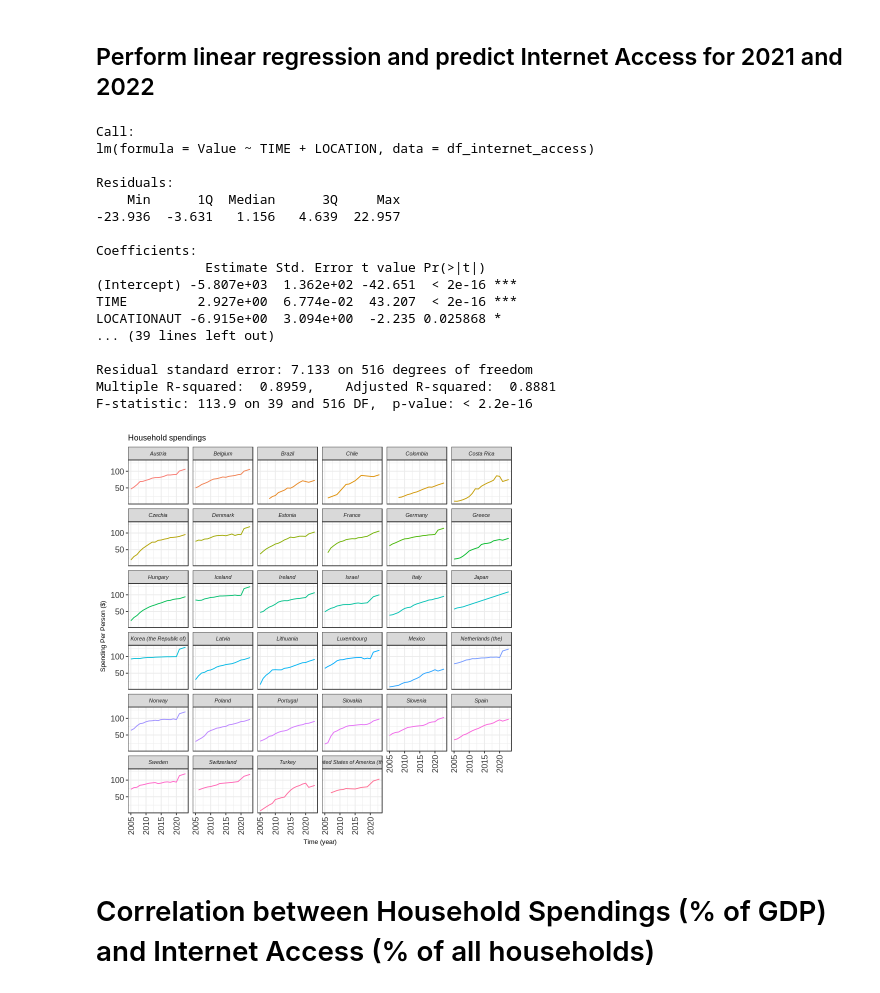
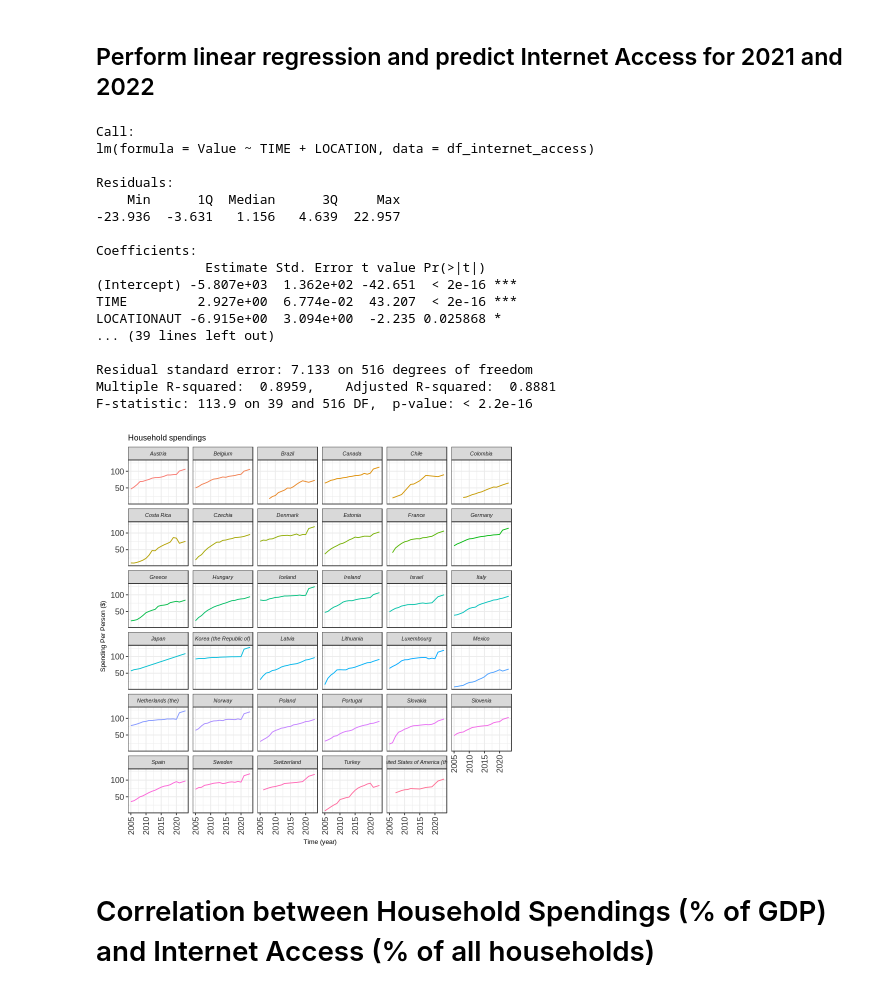
Before and after one commit to patdring/NewAppMarkets, a Jupyter notebook: CS_Fallstudie.ipynb, the cells around one changed output. Cells and saved outputs as stored; diff of their text form; code cells hidden in the pictures.

```diff
--- a/CS_Fallstudie.ipynb
+++ b/CS_Fallstudie.ipynb
@@ -223,14 +223,14 @@ model = lm(PerPersonSpending ~ TIME.y + LOCATION, data = df_spending_per_househo
 summary(model)
 
 # Use summary to filter out only significants locations(according to Pr(>|t|))
-df_sig <- as.data.frame(summary(model)$coefficients[,])  ##lm
-df_sig <- df_sig[df_sig$'Pr(>|t|)' < 0.001, ]
+df_sig <- as.data.frame(summary(model)$coefficients[,])
 df_sig <- cbind(newColName = rownames(df_sig), df_sig)
 rownames(df_sig) <- 1:nrow(df_sig)
 # rename column for merging
 names(df_sig)[1] <- "LOCATION"
 df_sig$LOCATION <- str_replace_all(df_sig$LOCATION, "LOCATION", "")
 df_sig <- merge(df_sig, df_spending_per_household, by=c("LOCATION"))
+df_sig <- df_sig[df_sig$'Pr(>|t|)' < 0.01 | df_sig$LOCATION == "DEU", ]
 
 # Get only neccessary columns for further processing
 df_hs <- df_sig[c("LOCATION", "Country", "TIME.y", "PerPersonSpending")]
@@ -307,13 +307,14 @@ summary(model)
 
 # Use summary to filter out only significants locations(according to Pr(>|t|))
 df_sig <- as.data.frame(summary(model)$coefficients[,])
-df_sig <- df_sig[df_sig$'Pr(>|t|)' < 0.7, ]
 df_sig <- cbind(newColName = rownames(df_sig), df_sig)
 rownames(df_sig) <- 1:nrow(df_sig)
 # rename column for merging
 names(df_sig)[1] <- "LOCATION"
 df_sig$LOCATION <- str_replace_all(df_sig$LOCATION, "LOCATION", "")
 df_sig <- merge(df_sig, df_internet_access, by=c("LOCATION"))
+df_sig <- df_sig[df_sig$'Pr(>|t|)' < 0.8 | df_sig$LOCATION == "DEU", ]
+#df_sig
 
 # Get only neccessary columns for further processing
 df_ia <- df_sig[c("LOCATION", "Country", "TIME", "Value")]
@@ -351,34 +352,34 @@ df_ia <- subset(df_ia, TIME >= 2005)
 ggplot(data = df_ia, mapping = aes(x = TIME, y = Value, color = Country.y)) +
     geom_line() +
     facet_wrap(vars(Country.y)) +
     labs(title = "Household spendings",
         x = "Time (year)",
         y = "Spending Per Person ($)") +
     theme_bw() +
     theme(axis.text.x = element_text(colour = "grey20", size = 10, angle = 90, hjust = 0.5, vjust = 0.5),
                         axis.text.y = element_text(colour = "grey20", size = 10),
                         strip.text = element_text(face = "italic"),
                         text = element_text(size = 8)) +
     theme(legend.position = "none")
 # %% [output]
 Call:
 lm(formula = Value ~ TIME + LOCATION, data = df_internet_access)
 
 Residuals:
     Min      1Q  Median      3Q     Max
 -23.936  -3.631   1.156   4.639  22.957
 
 Coefficients:
               Estimate Std. Error t value Pr(>|t|)
 (Intercept) -5.807e+03  1.362e+02 -42.651  < 2e-16 ***
 TIME         2.927e+00  6.774e-02  43.207  < 2e-16 ***
 LOCATIONAUT -6.915e+00  3.094e+00  -2.235 0.025868 *
 ... (39 lines left out)
 
 Residual standard error: 7.133 on 516 degrees of freedom
 Multiple R-squared:  0.8959,    Adjusted R-squared:  0.8881
 F-statistic: 113.9 on 39 and 516 DF,  p-value: < 2.2e-16
-[figure, old version]
+[figure, new version]
 # %% [markdown]
 # Correlation between Household Spendings (% of GDP) and Internet Access (% of all households)
 # %%
```
Also changed, not shown: parts of 1 cell of this notebook.
